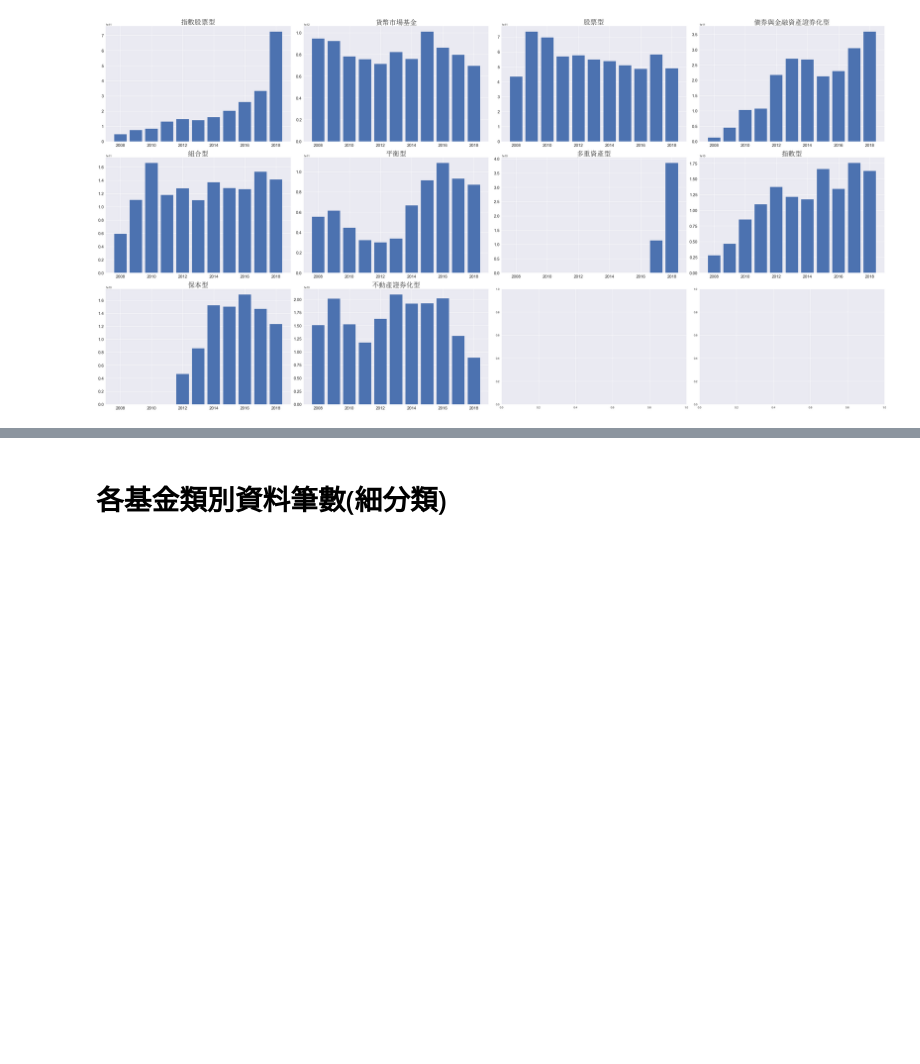
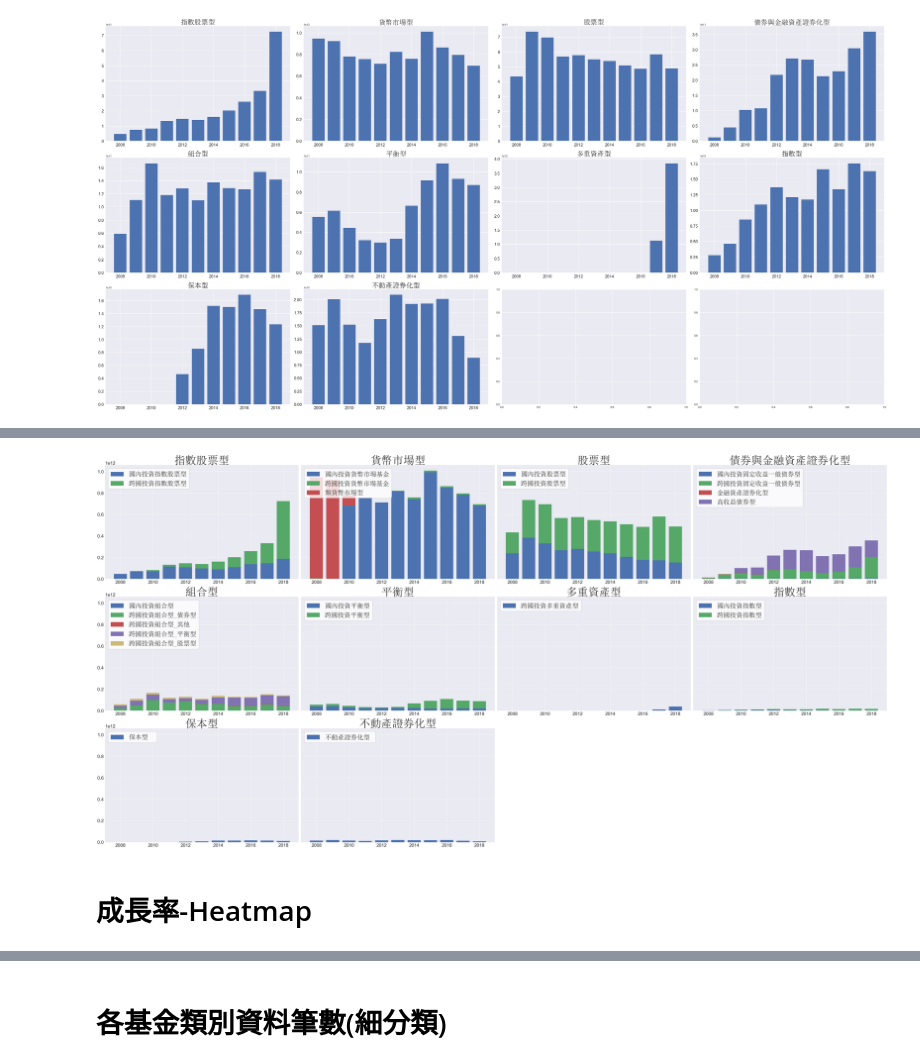
Before and after one commit to Andy-Liu66/Chip-Project, a Jupyter notebook: Analysis-2.ipynb, the cells around one changed output, grey strips where cells are left out. Drawn from its saved outputs; the diff is of its cells as text; code cells hidden in the pictures; blank space fills up the shorter version.

```diff
--- a/Analysis-2.ipynb
+++ b/Analysis-2.ipynb
@@ -181,3 +282,59 @@ array(['不動產證券化型', '保本型', '債券與金融資產證券化型'
+# %%
+from matplotlib.font_manager import FontProperties
+font = FontProperties(fname=r"c:\windows\Fonts\SimSun.ttc", size=60)
+font_legend = FontProperties(fname=r"c:\windows\Fonts\SimSun.ttc", size=35)
+
+plt.style.use('seaborn')
+fig, axs = plt.subplots(3, 4, figsize=(60, 30), sharey=True)
+axs = axs.ravel()
+
+for i in range(len(big_category_order)):
+    name = big_category_order.iloc[i]
+    target = data[data.大分類 == name]
+    target = target.groupby(['基金類型', '年分']).sum()
+    target.reset_index(inplace=True)
+    target = target[['基金類型', '年分', '基金規模(台幣)']]
+    plt.sca(axs[i])
+
+    cumulative_Y = np.array([0]*len(year_index))
+    for ixx in range(len(target.基金類型.unique())):
+        fund = target.基金類型.unique()[ixx]
+        temp_fund = target[target.基金類型 == fund]
+        temp_fund = temp_fund.copy()
+        temp_fund['year'] = temp_fund.年分.apply(lambda x: x.year)
+        Y = []
+        for ix in year_index:
+            try:
+                value = temp_fund[temp_fund.year == ix]['基金規模(台幣)'].values[0]
+                if value != 0:
+                    Y.append(value)
+                else:
+                    Y.append(0)
+            except:
+                Y.append(0)
+        Y = np.array(Y)
+
+        axs[i].bar(year_index, Y, bottom=cumulative_Y, label=fund)
+        cumulative_Y = cumulative_Y + Y
+
+    legend = plt.legend(prop=font_legend, frameon=True, loc='upper left')
+    frame = legend.get_frame()
+    frame.set_facecolor('white')
+    frame.set_edgecolor('black')
+
+    axs[i].set_title(name, FontProperties=font)
+    axs[i].yaxis.offsetText.set_fontsize(25)
+    plt.xticks(size=25)
+    plt.yticks(size=25)
+    if i == len(big_category_order) - 1:
+        fig.delaxes(axs[i+1])
+        fig.delaxes(axs[i+2])
+
+    plt.tight_layout();
+# %% [output]
+[figure, added]
+# %% [markdown]
+# 成長率-Heatmap
 # %%
 groupby_big_category_wtih_growth = pd.DataFrame([])
 for fund in groupby_big_category.大分類.unique():
```
Also changed, not shown: parts of 29 cells of this notebook.
